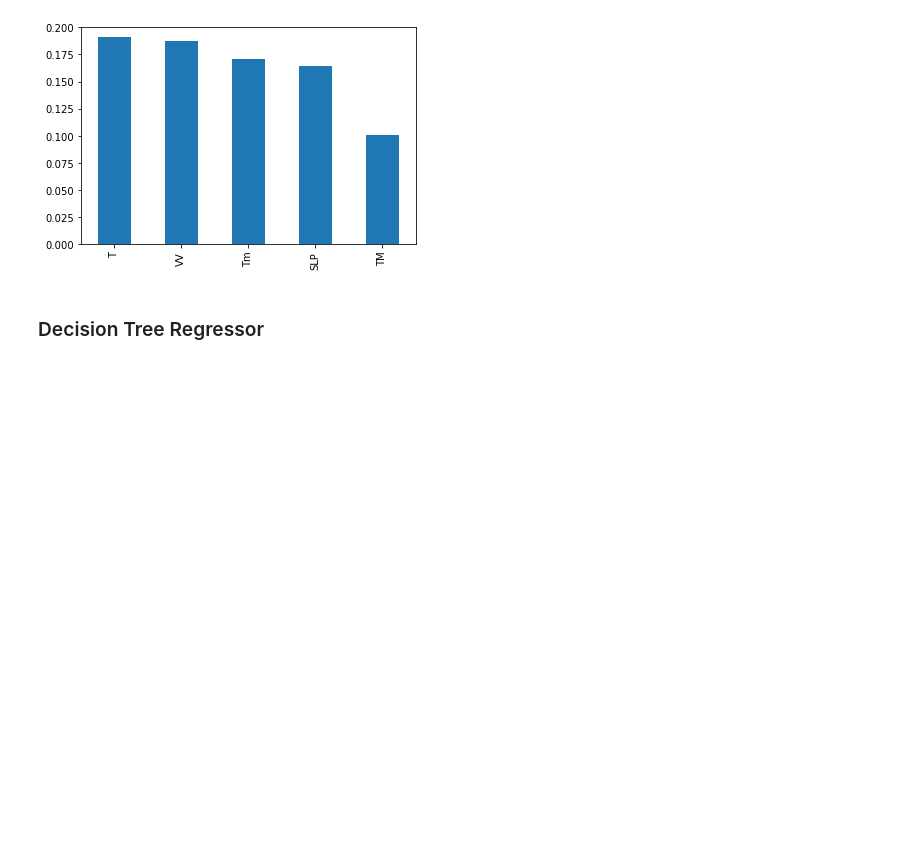
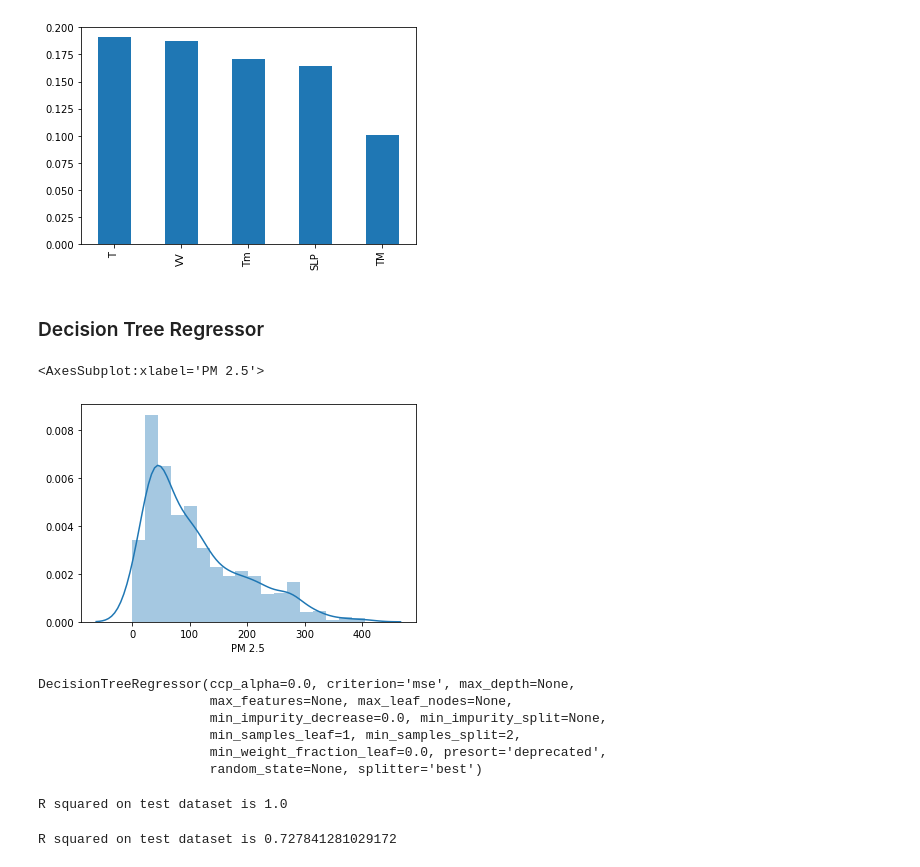
Before and after one commit to rishabhs-s/Air-Quality-ML, a Jupyter notebook: Decision Tree.ipynb, the cells around one changed output. Saved outputs shown, nothing was run; the diff lists cells and outputs as text; code cells hidden in the pictures; blank space fills up the shorter version.

```diff
--- a/Decision Tree.ipynb
+++ b/Decision Tree.ipynb
@@ -117,3 +117,8 @@ pd.Series(model.feature_importances_,index=X.columns).nlargest(5).plot(kind="bar
 [figure]
 # %% [markdown]
 ### Decision Tree Regressor
+# %%
+sns.distplot(y)
+# %% [output]
+<AxesSubplot:xlabel='PM 2.5'>
+[figure, added]
@@ -119,0 +128,19 @@ pd.Series(model.feature_importances_,index=X.columns).nlargest(5).plot(kind="bar
+# %%
+from sklearn.tree import DecisionTreeRegressor
+dt=DecisionTreeRegressor(criterion="mse")
+dt.fit(X_train,y_train)
+# %% [output]
+DecisionTreeRegressor(ccp_alpha=0.0, criterion='mse', max_depth=None,
+                      max_features=None, max_leaf_nodes=None,
+                      min_impurity_decrease=0.0, min_impurity_split=None,
+                      min_samples_leaf=1, min_samples_split=2,
+                      min_weight_fraction_leaf=0.0, presort='deprecated',
+                      random_state=None, splitter='best')
+# %%
+print("R squared on test dataset is {}".format(dt.score(X_train, y_train)))
+# %% [output]
+R squared on test dataset is 1.0
+# %%
+print("R squared on test dataset is {}".format(dt.score(X_test, y_test)))
+# %% [output]
+R squared on test dataset is 0.727841281029172
```
Also changed, not shown: parts of 4 cells of this notebook.
